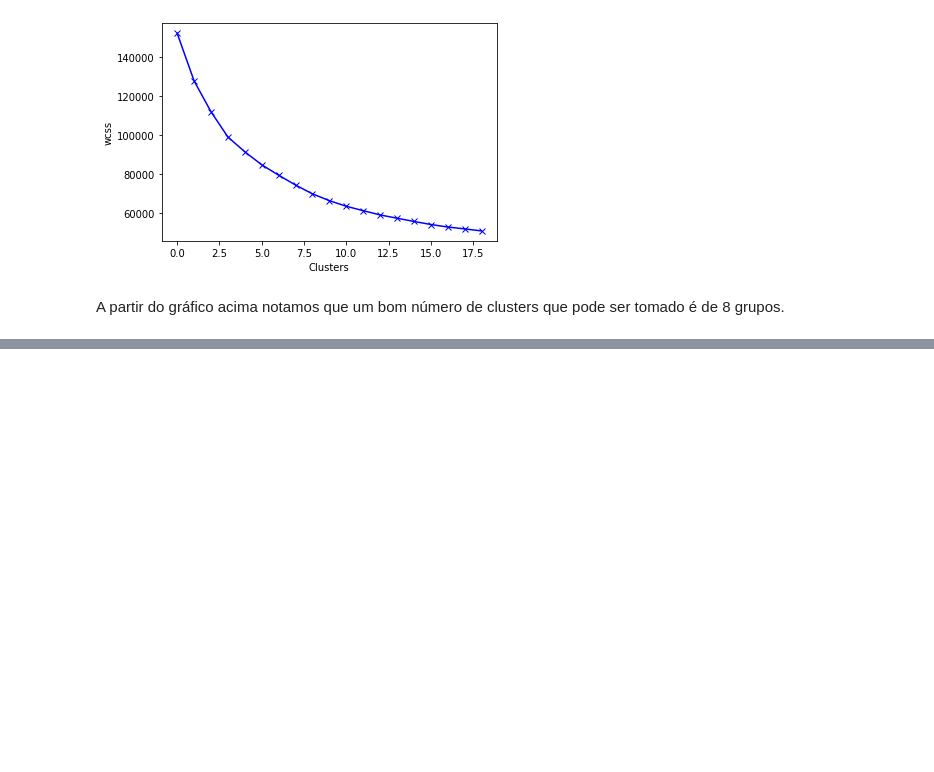
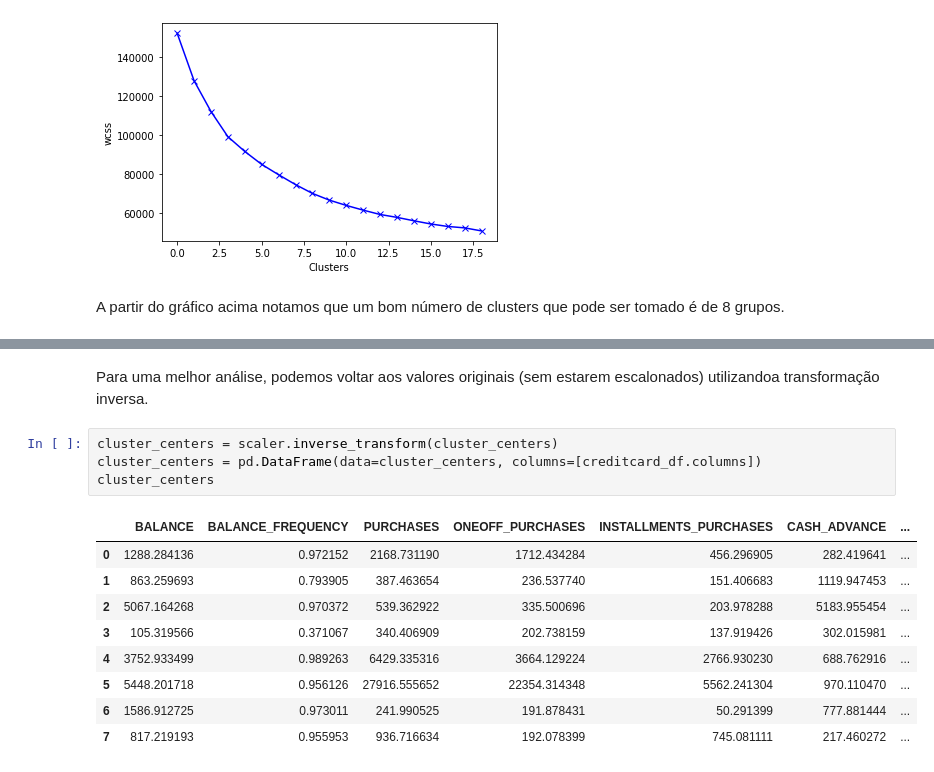
Before and after one commit to Mario-RJunior/Departamento-Marketing, a Jupyter notebook: Segmentacao_marketing.ipynb, the cells around one changed output, grey strips where cells are left out. Drawn from its saved outputs; the diff is of its cells as text; blank space fills up the shorter version.

```diff
--- a/Segmentacao_marketing.ipynb
+++ b/Segmentacao_marketing.ipynb
@@ -269,0 +327,16 @@ A partir do gráfico acima notamos que um bom número de clusters que pode ser t
+# %% [markdown]
+Para uma melhor análise, podemos voltar aos valores originais (sem estarem escalonados) utilizandoa transformação inversa.
+# %%
+cluster_centers = scaler.inverse_transform(cluster_centers)
+cluster_centers = pd.DataFrame(data=cluster_centers, columns=[creditcard_df.columns])
+cluster_centers
+# %% [output]
+|  | BALANCE | BALANCE_FREQUENCY | PURCHASES | ONEOFF_PURCHASES | INSTALLMENTS_PURCHASES | CASH_ADVANCE | ... |
+| 0 | 1288.284136 | 0.972152 | 2168.731190 | 1712.434284 | 456.296905 | 282.419641 | ... |
+| 1 | 863.259693 | 0.793905 | 387.463654 | 236.537740 | 151.406683 | 1119.947453 | ... |
+| 2 | 5067.164268 | 0.970372 | 539.362922 | 335.500696 | 203.978288 | 5183.955454 | ... |
+| 3 | 105.319566 | 0.371067 | 340.406909 | 202.738159 | 137.919426 | 302.015981 | ... |
+| 4 | 3752.933499 | 0.989263 | 6429.335316 | 3664.129224 | 2766.930230 | 688.762916 | ... |
+| 5 | 5448.201718 | 0.956126 | 27916.555652 | 22354.314348 | 5562.241304 | 970.110470 | ... |
+| 6 | 1586.912725 | 0.973011 | 241.990525 | 191.878431 | 50.291399 | 777.881444 | ... |
+| 7 | 817.219193 | 0.955953 | 936.716634 | 192.078399 | 745.081111 | 217.460272 | ... |
```
Also changed, not shown: parts of 9 cells of this notebook.
